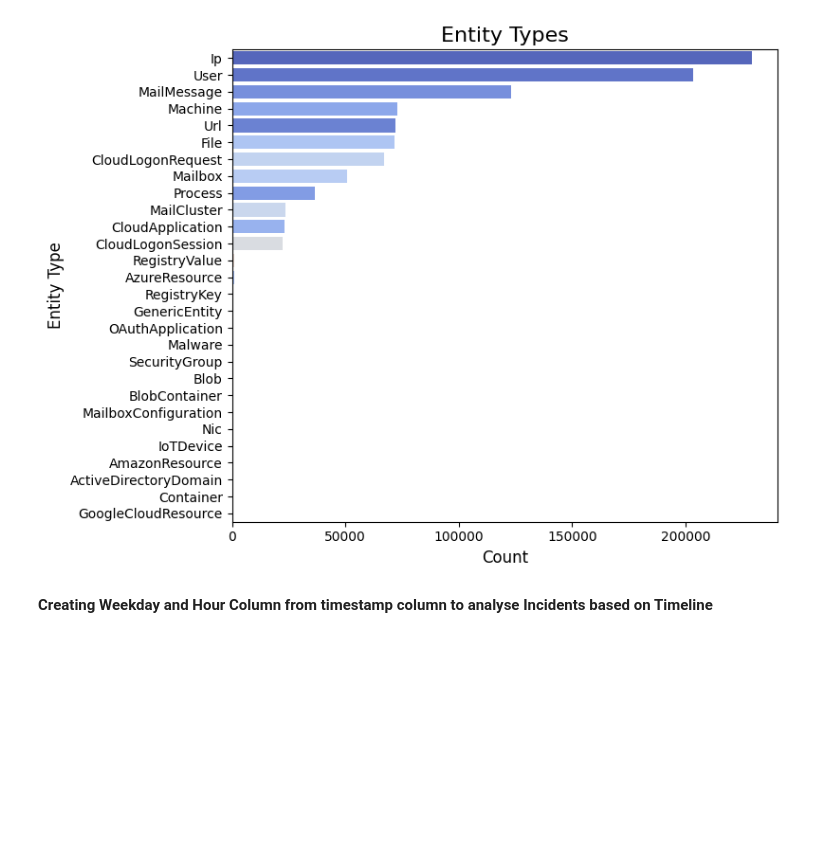
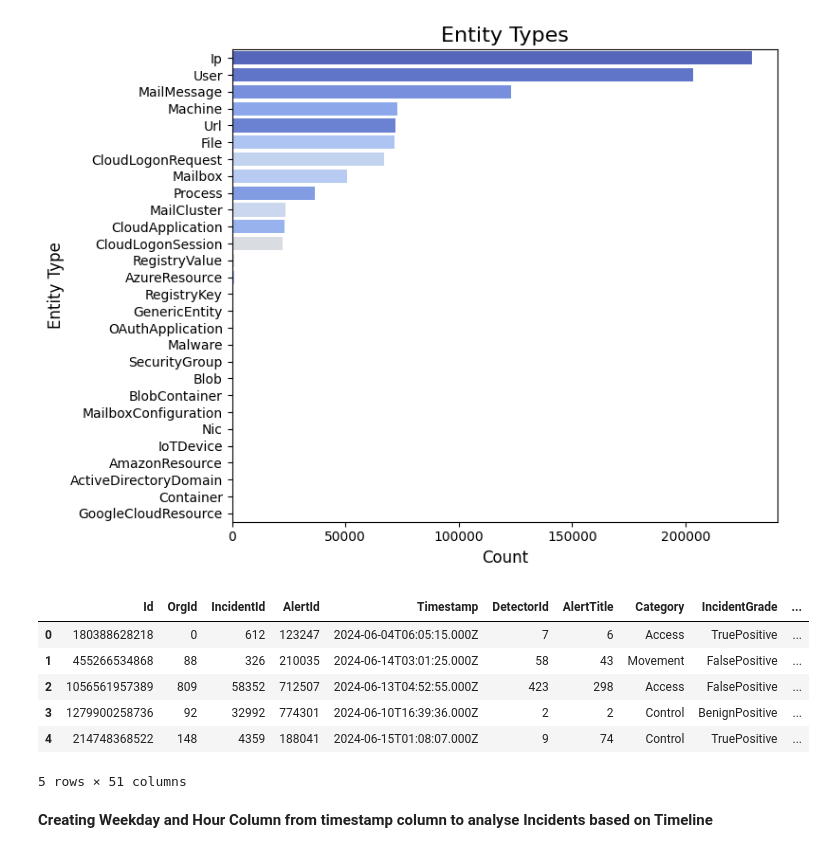
Before and after one commit to Pushparaj95/CS_Incident_Prediction, a Jupyter notebook: Cyber_Security_Incident_Prediction.ipynb, the cells around one changed output. Cells and saved outputs as stored; diff of their text form; code cells hidden in the pictures; blank space fills up the shorter version.

```diff
--- a/Cyber_Security_Incident_Prediction.ipynb
+++ b/Cyber_Security_Incident_Prediction.ipynb
@@ -173,3 +216,17 @@ plt.tight_layout()
 plt.show()
 # %% [output]
 [figure]
+# %%
+groupings = {
+    'Access': ['InitialAccess', 'CredentialAccess', 'PrivilegeEscalation', 'CredentialStealing'],
+    'Malware': ['Malware', 'Ransomware', 'UnwantedSoftware', 'WebExploit', 'Exploit'],
+    'Movement': ['Exfiltration', 'LateralMovement', 'Collection'],
+    'Control': ['CommandAndControl', 'Execution', 'Persistence'],
+    'Detection': ['SuspiciousActivity', 'Discovery', 'DefenseEvasion'],
+    'Impact': ['Impact']
+}
+
+reverse_map = {cat: group for group, cats in groupings.items() for cat in cats}
+df['Category'] = df['Category'].map(lambda x: reverse_map.get(x, 'Other'))
+
+df['Category'].value_counts()
@@ -365,6 +450,32 @@ plt.tight_layout()
 plt.show()
 # %% [output]
 [figure]
+# %%
+groupings = {
+    'Identity': ['User', 'Mailbox', 'SecurityGroup'],
+    'Network': ['Ip', 'Url', 'Nic'],
+    'FileSystem': ['File', 'RegistryValue', 'RegistryKey', 'Blob', 'BlobContainer'],
+    'Cloud': ['CloudLogonRequest', 'CloudLogonSession', 'CloudApplication', 'AzureResource',
+              'AmazonResource', 'GoogleCloudResource', 'OAuthApplication'],
+    'Machine': ['Machine', 'Process', 'IoTDevice', 'Container'],
+    'Email': ['MailMessage', 'MailCluster', 'MailboxConfiguration'],
+    'Malware': ['Malware'],
+    'Other': ['GenericEntity', 'ActiveDirectoryDomain']
+}
+
+reverse_map = {cat: group for group, cats in groupings.items() for cat in cats}
+df['EntityType'] = df['EntityType'].map(lambda x: reverse_map.get(x, 'Other'))
+
+df['EntityType'].value_counts()
+df.head()
+# %% [output]
+|  | Id | OrgId | IncidentId | AlertId | Timestamp | DetectorId | AlertTitle | Category | IncidentGrade | ... |
+| 0 | 180388628218 | 0 | 612 | 123247 | 2024-06-04T06:05:15.000Z | 7 | 6 | Access | TruePositive | ... |
+| 1 | 455266534868 | 88 | 326 | 210035 | 2024-06-14T03:01:25.000Z | 58 | 43 | Movement | FalsePositive | ... |
+| 2 | 1056561957389 | 809 | 58352 | 712507 | 2024-06-13T04:52:55.000Z | 423 | 298 | Access | FalsePositive | ... |
+| 3 | 1279900258736 | 92 | 32992 | 774301 | 2024-06-10T16:39:36.000Z | 2 | 2 | Control | BenignPositive | ... |
+| 4 | 214748368522 | 148 | 4359 | 188041 | 2024-06-15T01:08:07.000Z | 9 | 74 | Control | TruePositive | ... |
+5 rows × 51 columns
 # %% [markdown]
 **Creating Weekday and Hour Column from timestamp column to analyse Incidents based on Timeline**
 # %%
```
Also changed, not shown: parts of 36 cells of this notebook.
